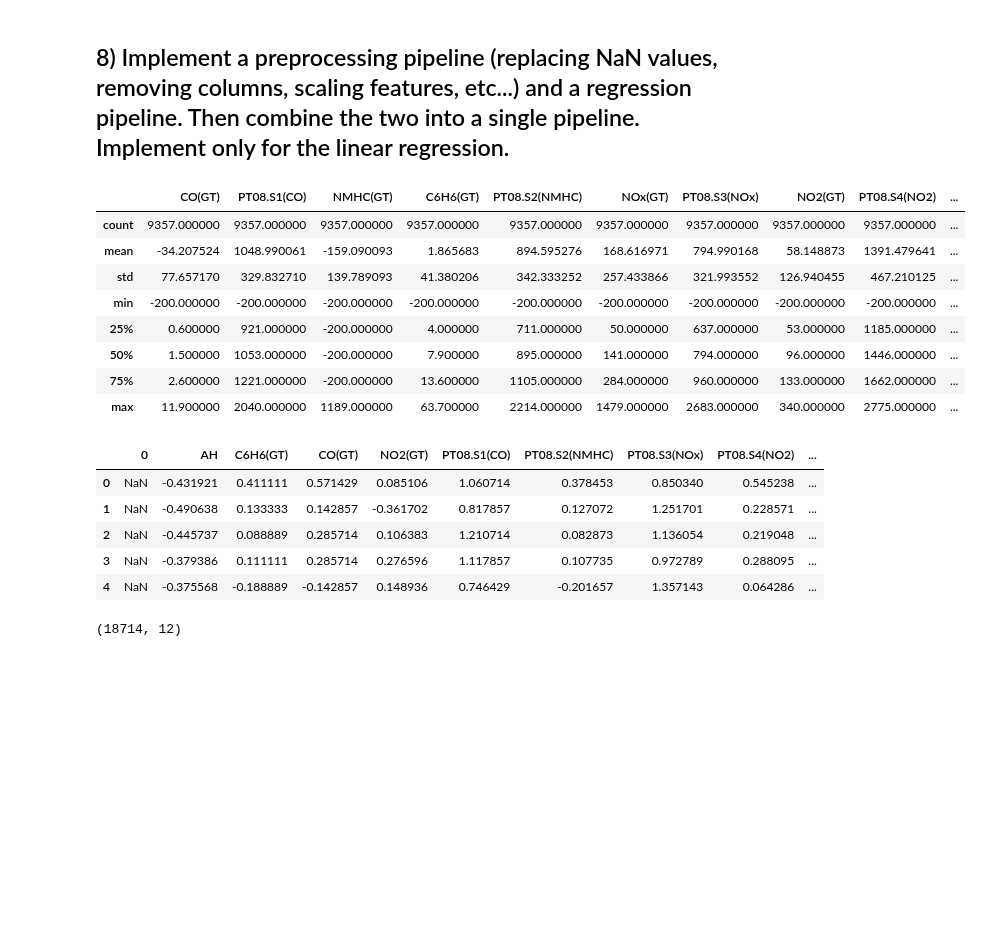
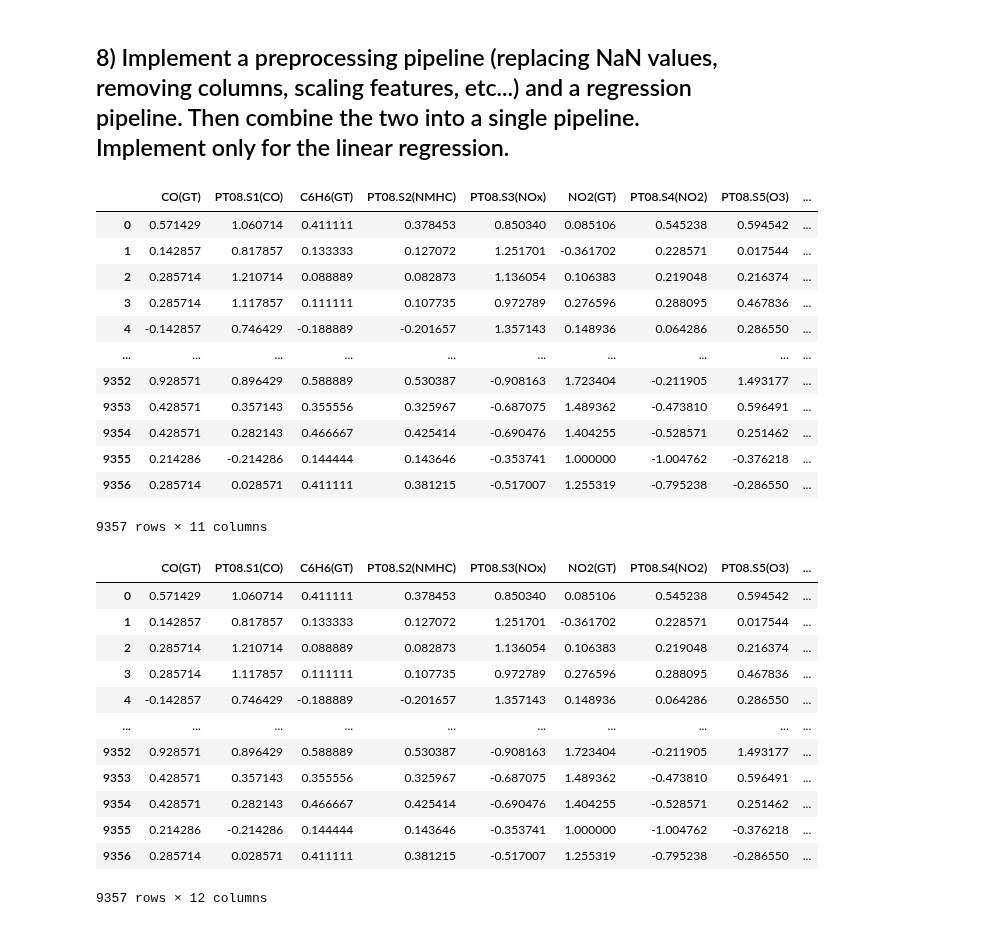
Before and after one commit to DuncanFerguson/GITHUB_REPOSITORY, a Jupyter notebook: DU_MSDS/Data Science Tools 2/HW6/homework6_Duncan_Ferguson_v3.ipynb, the cells around one changed output. Drawn from its saved outputs; the diff is of its cells as text; code cells hidden in the pictures; blank space fills up the shorter version.

```diff
--- a/DU_MSDS/Data Science Tools 2/HW6/homework6_Duncan_Ferguson_v3.ipynb
+++ b/DU_MSDS/Data Science Tools 2/HW6/homework6_Duncan_Ferguson_v3.ipynb
@@ -633,51 +633,68 @@ def custom_transformation(df, dep_col, corr_val, corr_trimmer):
     # # Corr Trigger runs the option to remove columns that have correlations over the corr val one at a time.
     # # Once that column is remove, I am then removing another columns.
     # while corr_trimmer == True:
 
     #     # Creating a correlation trinagle
     #     corr_tri = df.corr()
     #     display(cor)
     #     # for col in corr_tri.columns:
     #     #     if corr_tri[col] > corr_val:
     #     #         display(corr_tri[col])
     #     #         corr_trimmer == False
 
     # Setting up the the data to get Normalized
     X_all = df.loc[:, df.columns != dep_col]
-    Y_all = df[dep_col]
+    Y_all = df.loc[:, df.columns == dep_col]
 
     # Creating a Robust Scaler and appling it to the X_All Data
     scaler = RobustScaler()
     X_all_t= scaler.fit_transform(X_all)
-    # df_scaled = pd.DataFrame(df_scaled, index=X_all.index, columns=X_all.columns)
+
+
+    # Turnning X_All back into a scaled df
     X_all = pd.DataFrame(X_all_t, columns=X_all.columns)
 
+    display(X_all)
+    # Combining X_all and Y_All
+    df = pd.concat([X_all, Y_all], ignore_index=True, axis=1)
+    df.columns = X_all.columns.to_list() + Y_all.columns.to_list()
+    display(df)
 
 
-    display(df.head())
-    display(df.shape)
+    # display(df.head())
+    # display(df.shape)
 
 input_df = df2
 target = 'NOx(GT)'
 corr_cut = .8
 corr_trimmer = True
 
-display(df2.describe())
+
 custom_transformation(input_df, target, corr_cut, corr_trimmer)
 # %% [output]
-|  | CO(GT) | PT08.S1(CO) | NMHC(GT) | C6H6(GT) | PT08.S2(NMHC) | NOx(GT) | PT08.S3(NOx) | NO2(GT) | PT08.S4(NO2) | ... |
-| count | 9357.000000 | 9357.000000 | 9357.000000 | 9357.000000 | 9357.000000 | 9357.000000 | 9357.000000 | 9357.000000 | 9357.000000 | ... |
-| mean | -34.207524 | 1048.990061 | -159.090093 | 1.865683 | 894.595276 | 168.616971 | 794.990168 | 58.148873 | 1391.479641 | ... |
-| std | 77.657170 | 329.832710 | 139.789093 | 41.380206 | 342.333252 | 257.433866 | 321.993552 | 126.940455 | 467.210125 | ... |
-| min | -200.000000 | -200.000000 | -200.000000 | -200.000000 | -200.000000 | -200.000000 | -200.000000 | -200.000000 | -200.000000 | ... |
-| 25% | 0.600000 | 921.000000 | -200.000000 | 4.000000 | 711.000000 | 50.000000 | 637.000000 | 53.000000 | 1185.000000 | ... |
-| 50% | 1.500000 | 1053.000000 | -200.000000 | 7.900000 | 895.000000 | 141.000000 | 794.000000 | 96.000000 | 1446.000000 | ... |
-| 75% | 2.600000 | 1221.000000 | -200.000000 | 13.600000 | 1105.000000 | 284.000000 | 960.000000 | 133.000000 | 1662.000000 | ... |
-| max | 11.900000 | 2040.000000 | 1189.000000 | 63.700000 | 2214.000000 | 1479.000000 | 2683.000000 | 340.000000 | 2775.000000 | ... |
+|  | CO(GT) | PT08.S1(CO) | C6H6(GT) | PT08.S2(NMHC) | PT08.S3(NOx) | NO2(GT) | PT08.S4(NO2) | PT08.S5(O3) | ... |
+| 0 | 0.571429 | 1.060714 | 0.411111 | 0.378453 | 0.850340 | 0.085106 | 0.545238 | 0.594542 | ... |
+| 1 | 0.142857 | 0.817857 | 0.133333 | 0.127072 | 1.251701 | -0.361702 | 0.228571 | 0.017544 | ... |
+| 2 | 0.285714 | 1.210714 | 0.088889 | 0.082873 | 1.136054 | 0.106383 | 0.219048 | 0.216374 | ... |
+| 3 | 0.285714 | 1.117857 | 0.111111 | 0.107735 | 0.972789 | 0.276596 | 0.288095 | 0.467836 | ... |
+| 4 | -0.142857 | 0.746429 | -0.188889 | -0.201657 | 1.357143 | 0.148936 | 0.064286 | 0.286550 | ... |
+| ... | ... | ... | ... | ... | ... | ... | ... | ... | ... |
+| 9352 | 0.928571 | 0.896429 | 0.588889 | 0.530387 | -0.908163 | 1.723404 | -0.211905 | 1.493177 | ... |
+| 9353 | 0.428571 | 0.357143 | 0.355556 | 0.325967 | -0.687075 | 1.489362 | -0.473810 | 0.596491 | ... |
+| 9354 | 0.428571 | 0.282143 | 0.466667 | 0.425414 | -0.690476 | 1.404255 | -0.528571 | 0.251462 | ... |
+| 9355 | 0.214286 | -0.214286 | 0.144444 | 0.143646 | -0.353741 | 1.000000 | -1.004762 | -0.376218 | ... |
+| 9356 | 0.285714 | 0.028571 | 0.411111 | 0.381215 | -0.517007 | 1.255319 | -0.795238 | -0.286550 | ... |
+9357 rows × 11 columns
-|  | 0 | AH | C6H6(GT) | CO(GT) | NO2(GT) | PT08.S1(CO) | PT08.S2(NMHC) | PT08.S3(NOx) | PT08.S4(NO2) | ... |
-| 0 | NaN | -0.431921 | 0.411111 | 0.571429 | 0.085106 | 1.060714 | 0.378453 | 0.850340 | 0.545238 | ... |
-| 1 | NaN | -0.490638 | 0.133333 | 0.142857 | -0.361702 | 0.817857 | 0.127072 | 1.251701 | 0.228571 | ... |
-| 2 | NaN | -0.445737 | 0.088889 | 0.285714 | 0.106383 | 1.210714 | 0.082873 | 1.136054 | 0.219048 | ... |
-| 3 | NaN | -0.379386 | 0.111111 | 0.285714 | 0.276596 | 1.117857 | 0.107735 | 0.972789 | 0.288095 | ... |
-| 4 | NaN | -0.375568 | -0.188889 | -0.142857 | 0.148936 | 0.746429 | -0.201657 | 1.357143 | 0.064286 | ... |
+|  | CO(GT) | PT08.S1(CO) | C6H6(GT) | PT08.S2(NMHC) | PT08.S3(NOx) | NO2(GT) | PT08.S4(NO2) | PT08.S5(O3) | ... |
+| 0 | 0.571429 | 1.060714 | 0.411111 | 0.378453 | 0.850340 | 0.085106 | 0.545238 | 0.594542 | ... |
+| 1 | 0.142857 | 0.817857 | 0.133333 | 0.127072 | 1.251701 | -0.361702 | 0.228571 | 0.017544 | ... |
+| 2 | 0.285714 | 1.210714 | 0.088889 | 0.082873 | 1.136054 | 0.106383 | 0.219048 | 0.216374 | ... |
+| 3 | 0.285714 | 1.117857 | 0.111111 | 0.107735 | 0.972789 | 0.276596 | 0.288095 | 0.467836 | ... |
+| 4 | -0.142857 | 0.746429 | -0.188889 | -0.201657 | 1.357143 | 0.148936 | 0.064286 | 0.286550 | ... |
+| ... | ... | ... | ... | ... | ... | ... | ... | ... | ... |
+| 9352 | 0.928571 | 0.896429 | 0.588889 | 0.530387 | -0.908163 | 1.723404 | -0.211905 | 1.493177 | ... |
+| 9353 | 0.428571 | 0.357143 | 0.355556 | 0.325967 | -0.687075 | 1.489362 | -0.473810 | 0.596491 | ... |
+| 9354 | 0.428571 | 0.282143 | 0.466667 | 0.425414 | -0.690476 | 1.404255 | -0.528571 | 0.251462 | ... |
+| 9355 | 0.214286 | -0.214286 | 0.144444 | 0.143646 | -0.353741 | 1.000000 | -1.004762 | -0.376218 | ... |
+| 9356 | 0.285714 | 0.028571 | 0.411111 | 0.381215 | -0.517007 | 1.255319 | -0.795238 | -0.286550 | ... |
-(18714, 12)
+9357 rows × 12 columns
```
